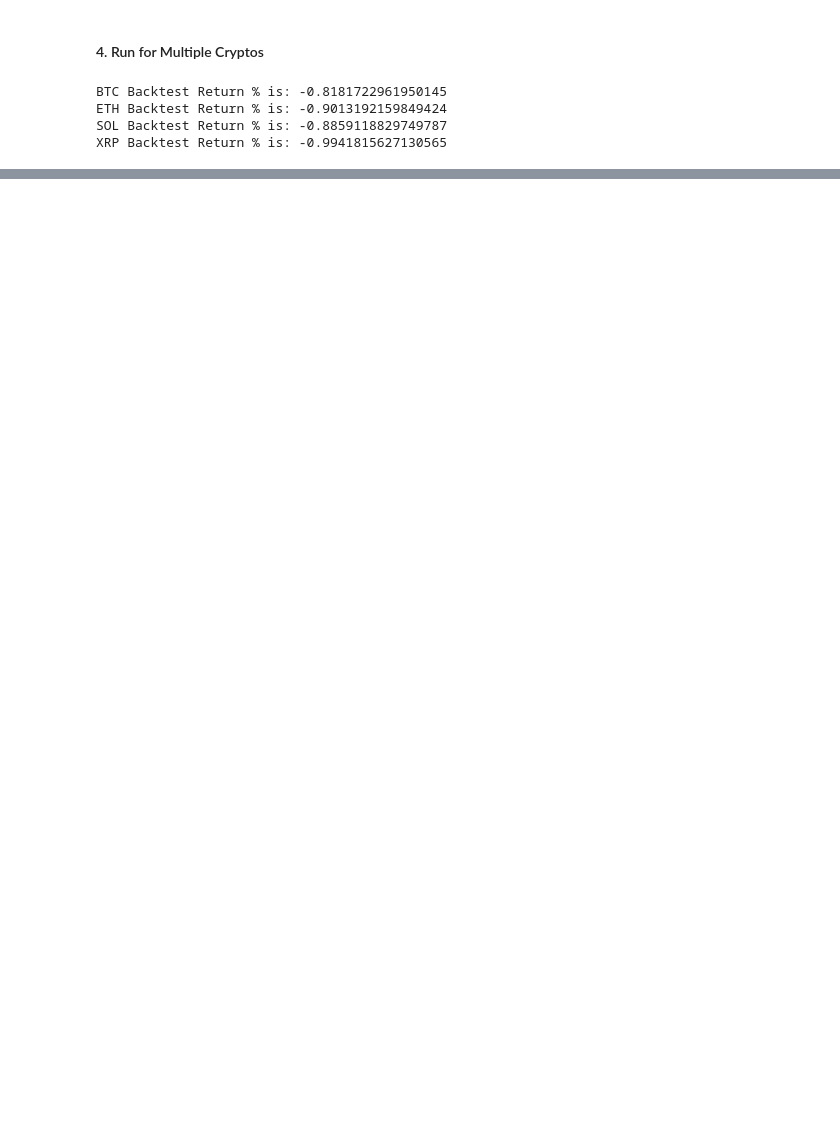
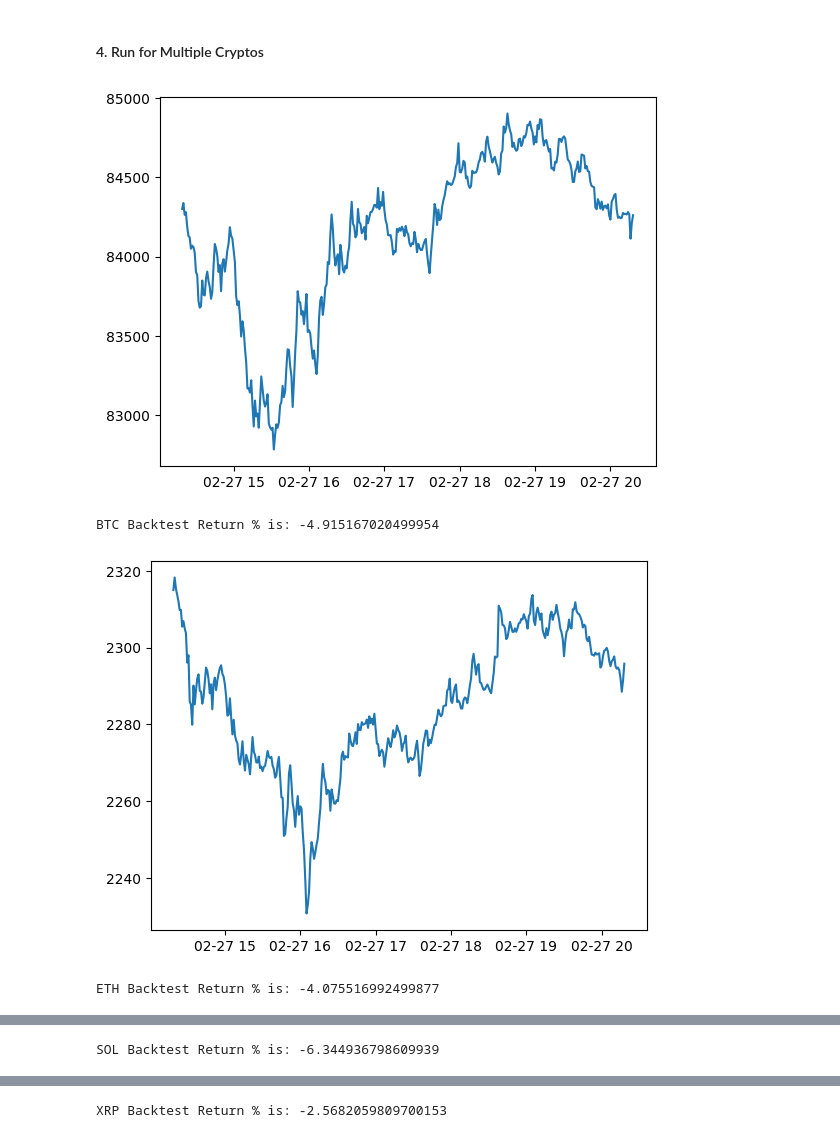
Before and after one commit to lansetaowa/algotrade-Algovibes, a Jupyter notebook: Using_backtesting.ipynb, the cells around one changed output, grey strips where cells are left out. Cells and saved outputs as stored; diff of their text form; code cells hidden in the pictures; blank space fills up the shorter version.

Commit message:
modified using_backtesting

```diff
--- a/Using_backtesting.ipynb
+++ b/Using_backtesting.ipynb
@@ -259,21 +259,23 @@ plot = bt.plot()
 # %%
 cryptos = ['BTC','ETH','SOL','XRP']
 
 outputs = []
 for c in cryptos:
     df = pd.DataFrame(client.get_historical_klines(symbol=f'{c}USDT',
                                           interval=Client.KLINE_INTERVAL_1MINUTE,
-                                          start_str='2 hour ago'))
+                                          start_str='6 hour ago'))
 
     df = transform_df(df)
 
     bt = Backtest(df, MACDcross, cash=100000, commission=0.0005)
     output = bt.run()
+    plt.plot(df['Close'])
+    plt.show()
     print(f"{c} Backtest Return % is: {output['Return [%]']}")
 
     outputs.append(output)
 # %% [output]
+[figure, added]
-BTC Backtest Return % is: -0.8181722961950145
-ETH Backtest Return % is: -0.9013192159849424
-SOL Backtest Return % is: -0.8859118829749787
-XRP Backtest Return % is: -0.9941815627130565
+BTC Backtest Return % is: -4.915167020499954
+[figure, added]
+ETH Backtest Return % is: -4.075516992499877
@@ -279,0 +283 @@ XRP Backtest Return % is: -0.9941815627130565
+SOL Backtest Return % is: -6.344936798609939
@@ -279,0 +285 @@ XRP Backtest Return % is: -0.9941815627130565
+XRP Backtest Return % is: -2.5682059809700153
```
Also changed, not shown: parts of 1 cell of this notebook.
